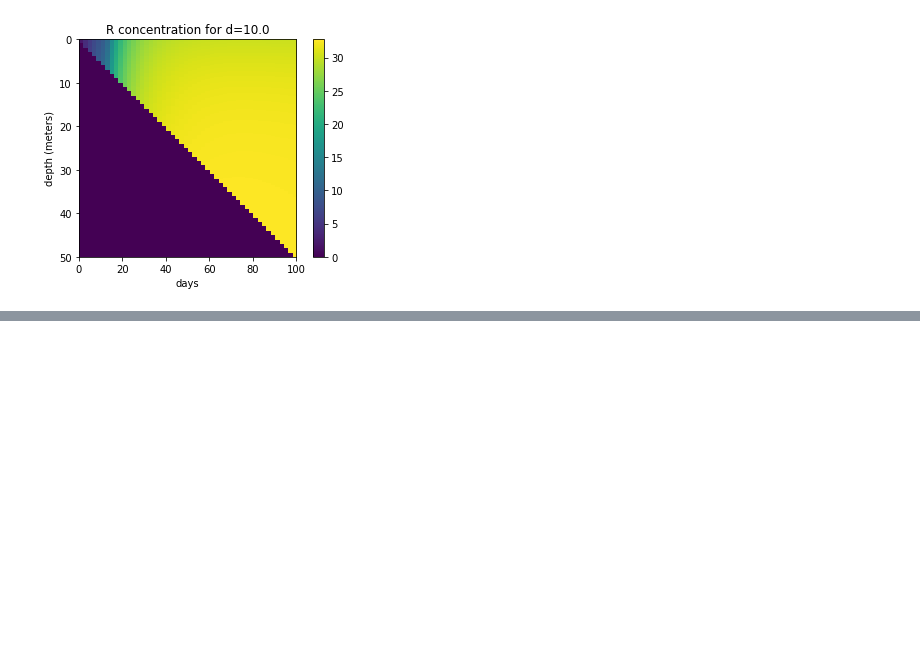
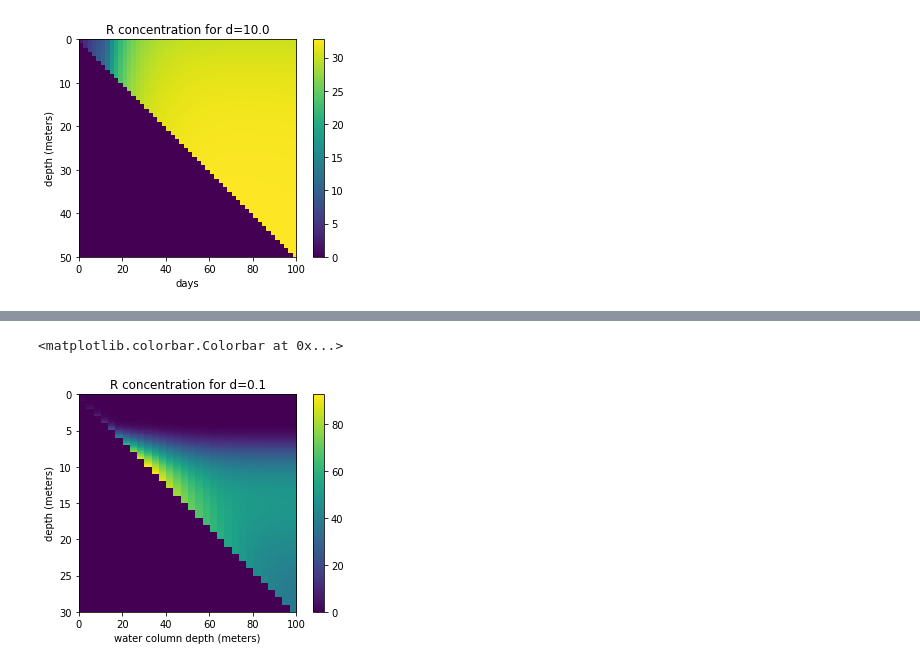
Before and after one commit to alisonpeard/phytoplankton_dynamics, a Jupyter notebook: Python Notebooks/Using the Saved Depth-Turbulence Dataframes.ipynb, the cells around one changed output, grey strips where cells are left out. Saved outputs shown, nothing was run; the diff lists cells and outputs as text; code cells hidden in the pictures; blank space fills up the shorter version.

```diff
--- a/Python Notebooks/Using the Saved Depth-Turbulence Dataframes.ipynb
+++ b/Python Notebooks/Using the Saved Depth-Turbulence Dataframes.ipynb
@@ -152,0 +176,14 @@ plt.colorbar()
+# %%
+R_100 = pd.read_csv("Results DataFrames/R_d01.csv",header=None).iloc[1:,1:]
+R_100 = R_100.to_numpy()
+
+## not the right one, need to run again to get R_100 dataframe for tmax=400
+plt.imshow(R_100[:,:],aspect=tmax/zmax,origin="lower",extent=(0,tmax,0,zmax))
+plt.title("R concentration for d=0.1")
+plt.xlabel('water column depth (meters)')
+plt.ylabel('depth (meters)')
+plt.gca().invert_yaxis()
+plt.colorbar()
+# %% [output]
+<matplotlib.colorbar.Colorbar at 0x...>
+[figure, added]
```
Also changed, not shown: parts of 8 cells of this notebook, 7 other files.
